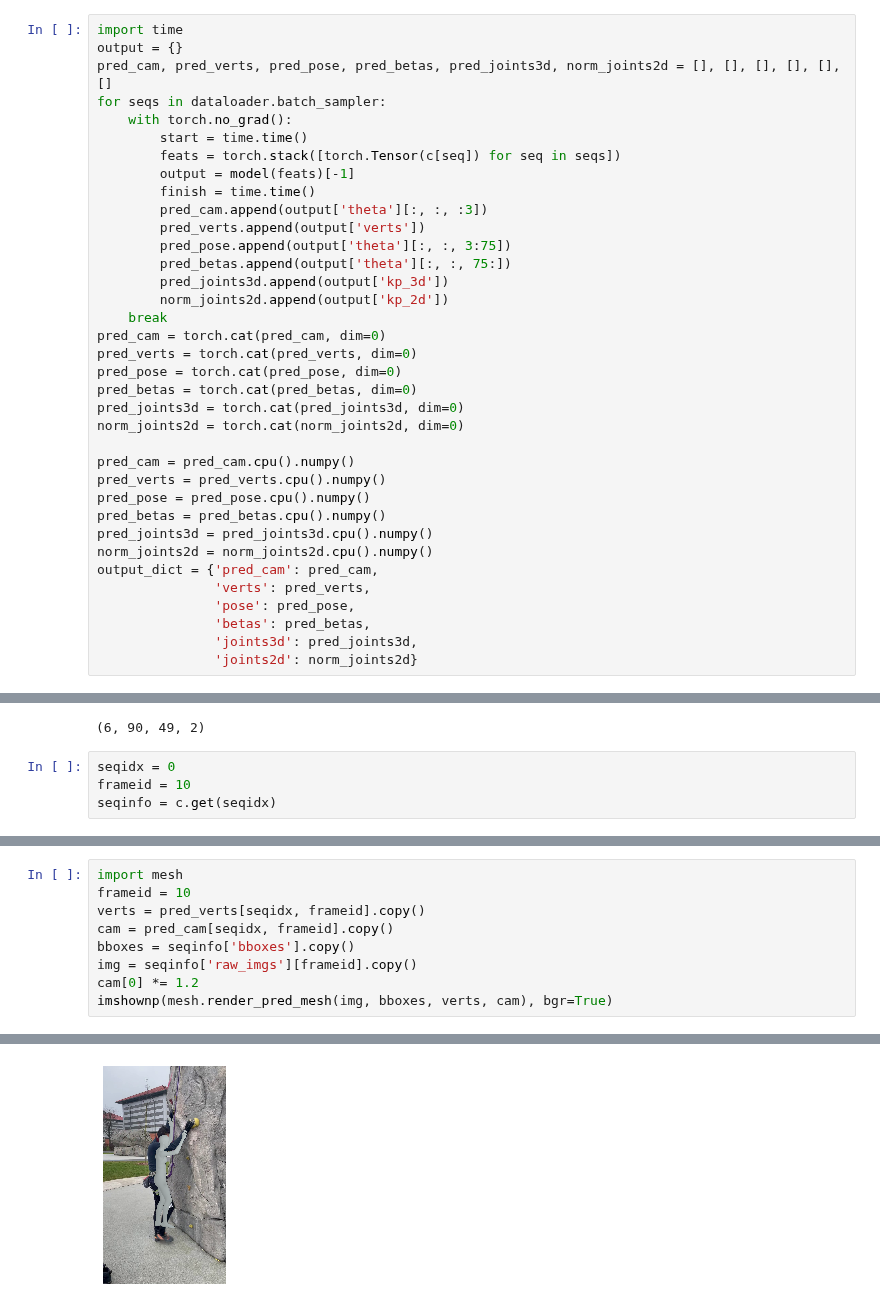
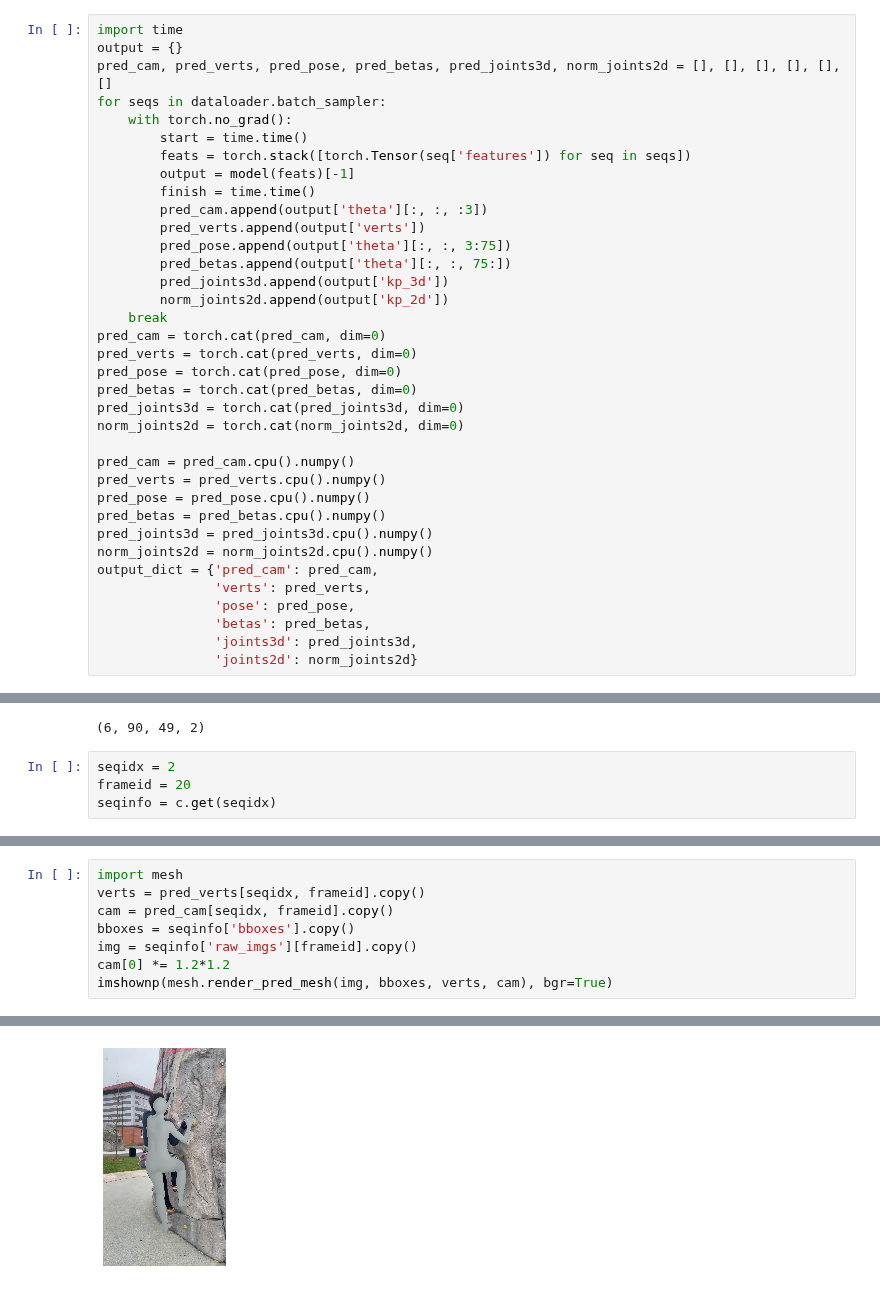
Before and after one commit to 2food/APEC, a Jupyter notebook: meva.ipynb, the cells around one changed output, grey strips where cells are left out. Saved outputs shown, nothing was run; the diff lists cells and outputs as text.

```diff
--- a/meva.ipynb
+++ b/meva.ipynb
@@ -82,7 +82,7 @@ pred_cam, pred_verts, pred_pose, pred_betas, pred_joints3d, norm_joints2d = [],
 for seqs in dataloader.batch_sampler:
     with torch.no_grad():
         start = time.time()
-        feats = torch.stack([torch.Tensor(c[seq]) for seq in seqs])
+        feats = torch.stack([torch.Tensor(seq['features']) for seq in seqs])
         output = model(feats)[-1]
         finish = time.time()
         pred_cam.append(output['theta'][:, :, :3])
@@ -120,8 +120,8 @@ norm_joints2d.shape
 # %% [output]
 (6, 90, 49, 2)
 # %%
-seqidx = 0
-frameid = 10
+seqidx = 2
+frameid = 20
 seqinfo = c.get(seqidx)
 # %%
 inv_trans = seqinfo['inv_trans'][frameid].copy()
@@ -137,14 +137,13 @@ plt.show();
 # %%
 import mesh
-frameid = 10
 verts = pred_verts[seqidx, frameid].copy()
 cam = pred_cam[seqidx, frameid].copy()
 bboxes = seqinfo['bboxes'].copy()
 img = seqinfo['raw_imgs'][frameid].copy()
-cam[0] *= 1.2
+cam[0] *= 1.2*1.2
 imshownp(mesh.render_pred_mesh(img, bboxes, verts, cam), bgr=True)
 # %% [output]
 WARNING: You are using a SMPL model, with only 10 shape coefficients.
 <matplotlib.axes._subplots.AxesSubplot at 0x...>
-[figure, old version]
+[figure, new version]
 # %%
```
Also changed, not shown: parts of 3 cells of this notebook, 5 other files.
